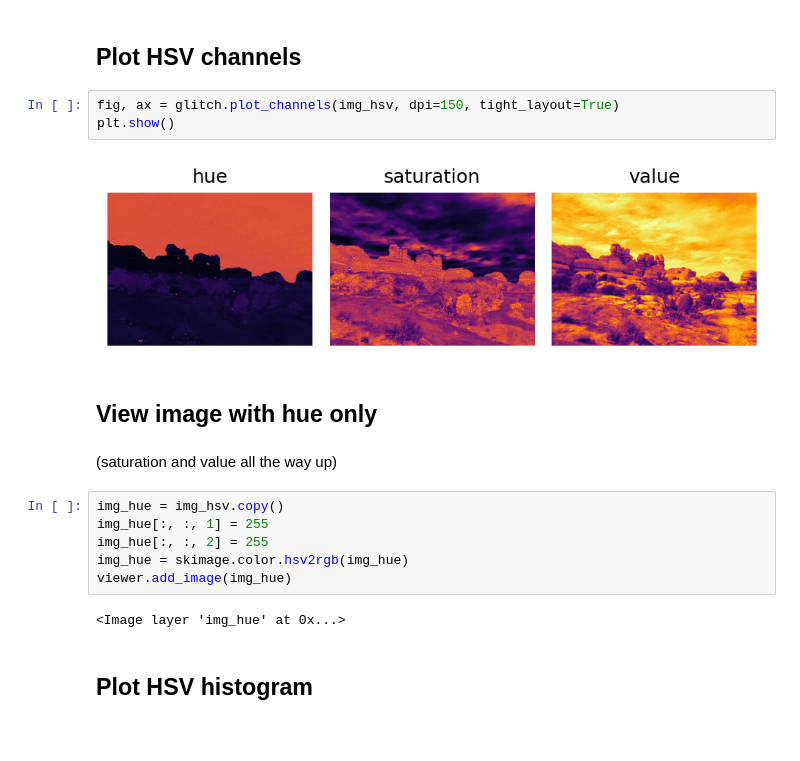
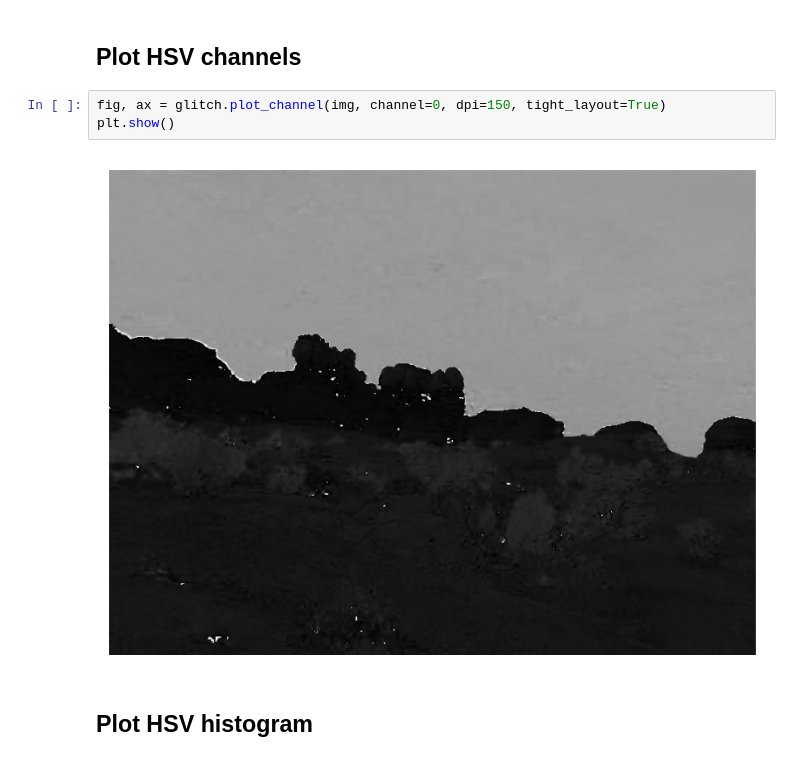
Before and after one commit to GusBusDraws/GlitchPy, a Jupyter notebook: nbs/01-druid-arch-rocks.ipynb, the cells around one changed output. Saved outputs shown, nothing was run; the diff lists cells and outputs as text; blank space fills up the shorter version.

```diff
--- a/nbs/01-druid-arch-rocks.ipynb
+++ b/nbs/01-druid-arch-rocks.ipynb
@@ -69,22 +96,10 @@ img_rgb.dtype=dtype('float64')
 # %% [markdown]
 ## Plot HSV channels
 # %%
-fig, ax = glitch.plot_channels(img_hsv, dpi=150, tight_layout=True)
+fig, ax = glitch.plot_channel(img, channel=0, dpi=150, tight_layout=True)
 plt.show()
 # %% [output]
-[figure, old version]
+[figure, new version]
-# %% [markdown]
-## View image with hue only
-# %% [markdown]
-(saturation and value all the way up)
-# %%
-img_hue = img_hsv.copy()
-img_hue[:, :, 1] = 255
-img_hue[:, :, 2] = 255
-img_hue = skimage.color.hsv2rgb(img_hue)
-viewer.add_image(img_hue)
-# %% [output]
-<Image layer 'img_hue' at 0x...>
 # %% [markdown]
 ## Plot HSV histogram
 # %%
```
Also changed, not shown: parts of 11 cells of this notebook, 6 other files.
